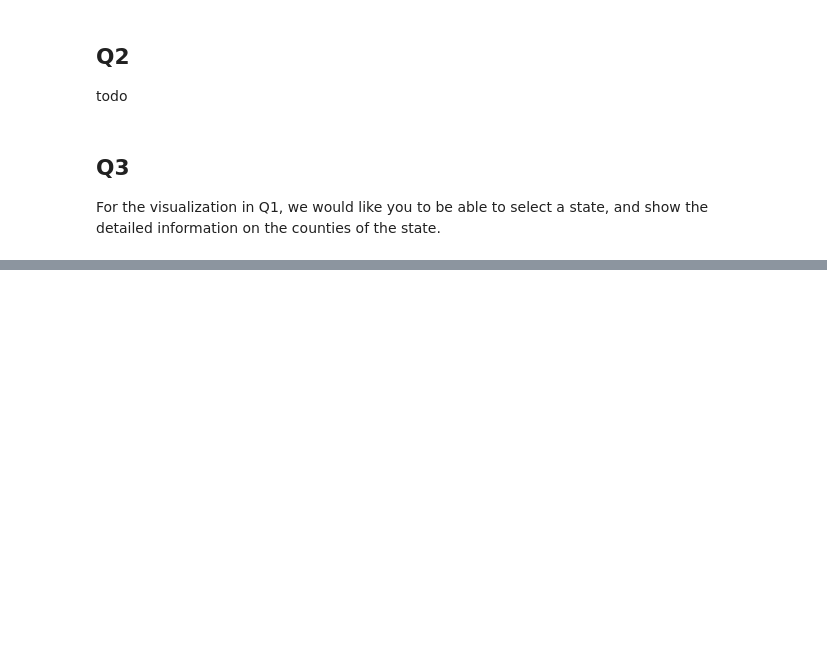
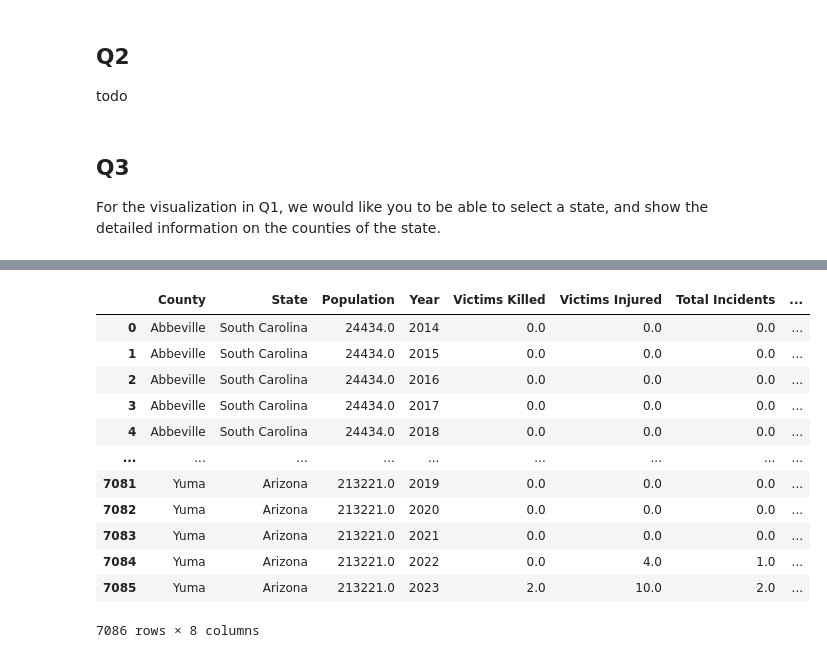
Before and after one commit to JoelSoleCasale/VI2_GunViolence, a Jupyter notebook: all_charts.ipynb, the cells around one changed output, grey strips where cells are left out. Saved outputs shown, nothing was run; the diff lists cells and outputs as text; code cells hidden in the pictures; blank space fills up the shorter version.

```diff
--- a/all_charts.ipynb
+++ b/all_charts.ipynb
@@ -482,0 +495,41 @@ Index(['FIPS', 'State', 'County', 'Count per 100k', 'Deaths per 100k',
+# %%
+county_df = data_shootings.groupby(['County', 'Year']).agg({
+    'State': 'first',
+    'Victims Killed': 'sum',
+    'Victims Injured': 'sum',
+    'Population_per_county_2023': 'first',
+    'count': 'sum'
+}).rename(columns={
+    'Population_per_county_2023': 'Population',
+    'count': 'Total Incidents'
+}).reset_index()
+
+county_df['County'] = county_df['County'].str.title()
+
+county_df['Count per 100k'] = county_df['Total Incidents'] / county_df['Population'] * 100_000
+
+# Create a dataframe with all possible combinations of counties and years
+all_combinations = county_df[['County', 'State', 'Population']].drop_duplicates().assign(key=1).merge(
+    pd.DataFrame(all_years, columns=['Year']).assign(key=1), on='key').drop('key', axis=1)
+
+# Merge with the original dataframe to ensure all combinations are present
+county_df = all_combinations.merge(county_df, on=['County', 'State', 'Population', 'Year'], how='left')
+
+# fill nans with 0
+county_df.fillna(0, inplace=True)
+
+county_df
+# %% [output]
+|  | County | State | Population | Year | Victims Killed | Victims Injured | Total Incidents | ... |
+| 0 | Abbeville | South Carolina | 24434.0 | 2014 | 0.0 | 0.0 | 0.0 | ... |
+| 1 | Abbeville | South Carolina | 24434.0 | 2015 | 0.0 | 0.0 | 0.0 | ... |
+| 2 | Abbeville | South Carolina | 24434.0 | 2016 | 0.0 | 0.0 | 0.0 | ... |
+| 3 | Abbeville | South Carolina | 24434.0 | 2017 | 0.0 | 0.0 | 0.0 | ... |
+| 4 | Abbeville | South Carolina | 24434.0 | 2018 | 0.0 | 0.0 | 0.0 | ... |
+| ... | ... | ... | ... | ... | ... | ... | ... | ... |
+| 7081 | Yuma | Arizona | 213221.0 | 2019 | 0.0 | 0.0 | 0.0 | ... |
+| 7082 | Yuma | Arizona | 213221.0 | 2020 | 0.0 | 0.0 | 0.0 | ... |
+| 7083 | Yuma | Arizona | 213221.0 | 2021 | 0.0 | 0.0 | 0.0 | ... |
+| 7084 | Yuma | Arizona | 213221.0 | 2022 | 0.0 | 4.0 | 1.0 | ... |
+| 7085 | Yuma | Arizona | 213221.0 | 2023 | 2.0 | 10.0 | 2.0 | ... |
+7086 rows × 8 columns
```
Also changed, not shown: parts of 5 cells of this notebook.
